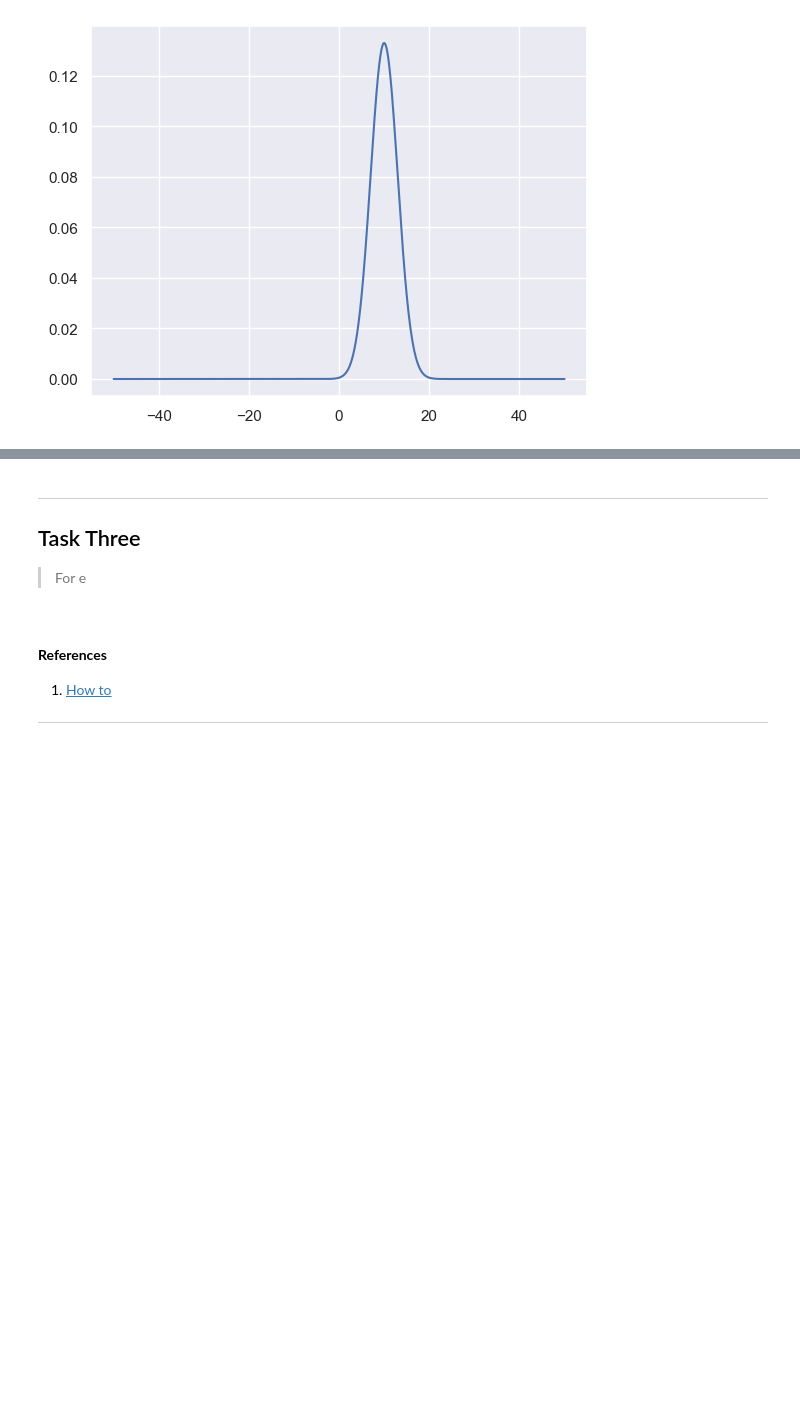
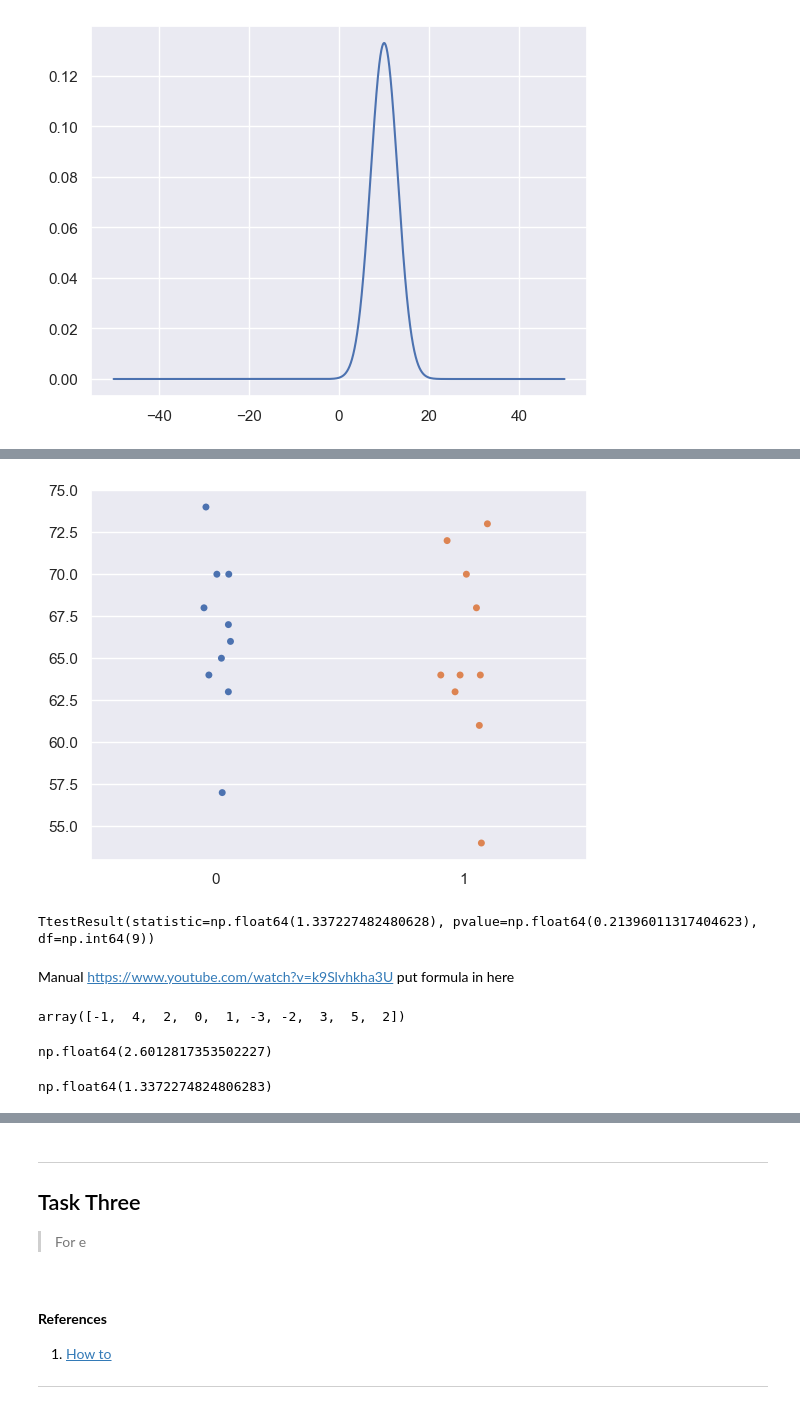
Before and after one commit to damienfarrell/applied-statistics, a Jupyter notebook: tasks.ipynb, the cells around one changed output, grey strips where cells are left out. Cells and saved outputs as stored; diff of their text form; code cells hidden in the pictures; blank space fills up the shorter version.

```diff
--- a/tasks.ipynb
+++ b/tasks.ipynb
@@ -189,0 +195,42 @@ df = pd.read_csv(url_name)
+# %%
+before = np.array([63, 68, 70, 64, 74, 67, 70, 57, 66, 65])
+after = np.array([64, 64, 68, 64, 73, 70, 72, 54, 61, 63])
+# %%
+sns.stripplot(data=[before,after]);
+# %% [output]
+[figure, added]
+# %%
+# Paired samples t-test.
+scipy_stats = stats.ttest_rel(before, after)
+
+scipy_stats
+# %% [output]
+TtestResult(statistic=np.float64(1.337227482480628), pvalue=np.float64(0.21396011317404623), df=np.int64(9))
+# %% [markdown]
+Manual
+https://www.youtube.com/watch?v=k9Slvhkha3U
+put formula in here
+# %%
+difference = before - after
+
+difference
+# %% [output]
+array([-1,  4,  2,  0,  1, -3, -2,  3,  5,  2])
+# %%
+mean_difference = np.mean(difference)
+
+mean_difference
+
+# Sample standard deviation
+std_difference = np.std(difference, ddof=1)
+
+std_difference
+# %% [output]
+np.float64(2.6012817353502227)
+# %%
+n = len(difference)  # Number of observations
+t_stat_manual = mean_difference / (std_difference / np.sqrt(n))
+
+t_stat_manual
+# %% [output]
+np.float64(1.3372274824806283)
```
Also changed, not shown: parts of 9 cells of this notebook.
